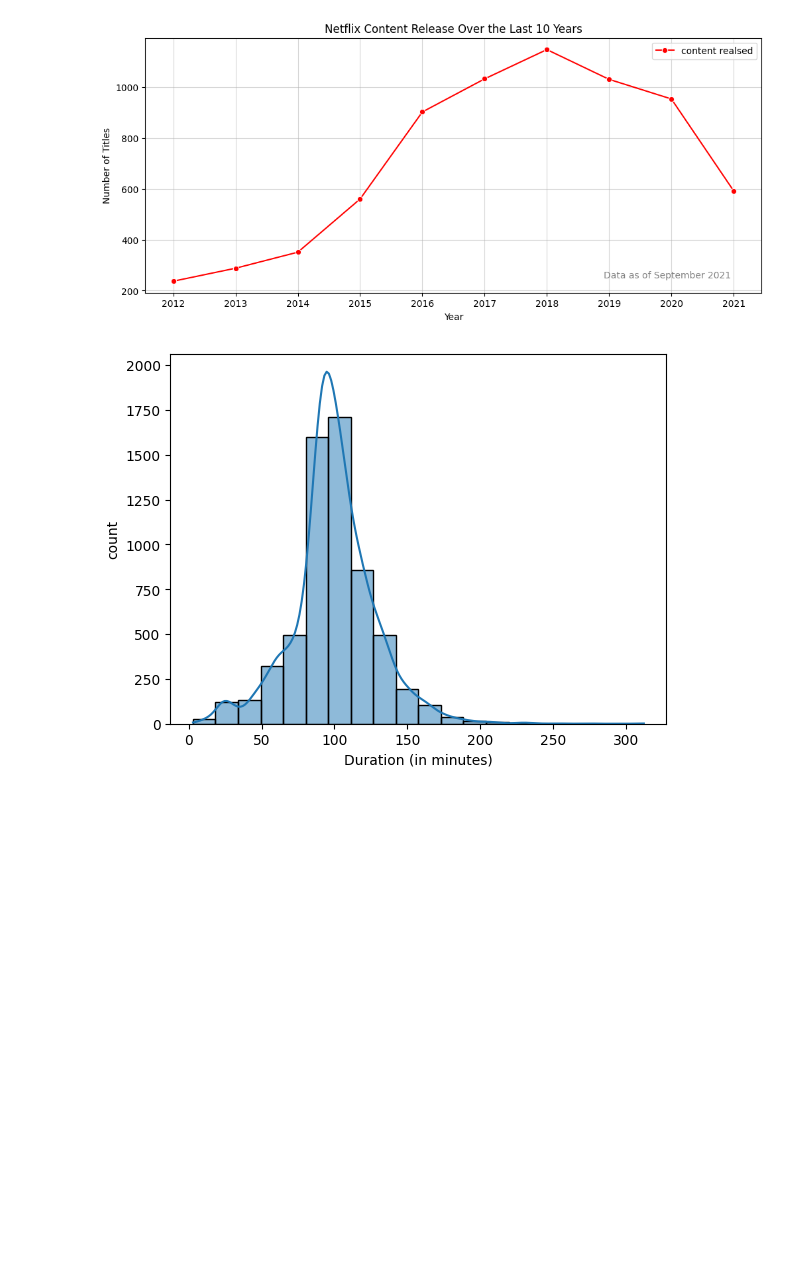
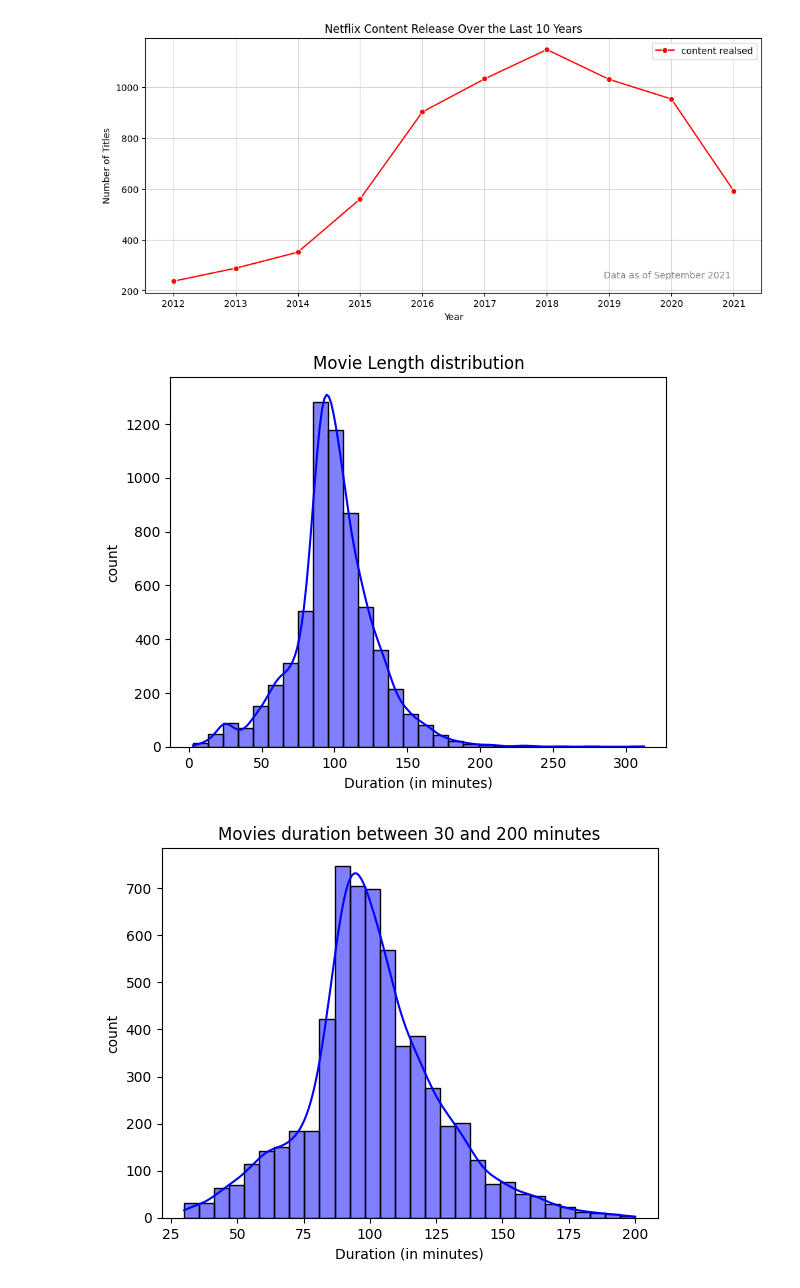
Before and after one commit to nikhilgusain/Netflix-ratings-analysis, a Jupyter notebook: analysis.ipynb, the cells around one changed output. Drawn from its saved outputs; the diff is of its cells as text; code cells hidden in the pictures; blank space fills up the shorter version.

Commit message:
added some more plots, finished basic eda

```diff
--- a/analysis.ipynb
+++ b/analysis.ipynb
@@ -18,8 +18,11 @@ import seaborn as sns
 # %%
 try:
     df = pd.read_csv("netflix_titles.csv")
-    print("Data Loaded successfully")
+    if df.empty:
+        raise ValueError("Loaded empty DataFrame")
+    else:
+        print("Data Loaded successfully")
 except FileNotFoundError:
     print("File 'netflix_titles.csv' not found")
 except Exception as e:
-    print(f"[ERROR] An unexpected error occurred: {temp(e).__name__}: {e}")
+    print(f"[ERROR] An unexpected error occurred: {type(e).__name__}: {e}")
@@ -56,7 +87,7 @@ dff = df.copy()
 # column wise cleaning
 
 # standardize capitalization
-df['temp'] = df['temp'].str.strip().str.title()
+df['type'] = df['type'].str.strip().str.title()
 
 # removing extra whitespace
 df['title'] = df['title'].str.strip()
@@ -113,7 +163,7 @@ df.head(2)
 # %%
 # row-wise sending row
 # creating colums 'duration_time' and 'duration_type'
-def extract_time(row):
+"""def extract_time(row):
     try:
         if pd.isna(row['duration']):
             return np.nan
@@ -132,4 +182,4 @@ def extract_duration(row):
         return np.nan
 
 df['duration_time'] = df.apply(extract_time, axis=1)
-df['duration_type'] = df.apply(extract_duration, axis=1)
+df['duration_type'] = df.apply(extract_duration, axis=1)"""
@@ -309,16 +375,35 @@ plot_content_releases(10)
 [figure]
 # %%
 # Movie length distribution
-df
 df_movies = df[df["type"] == 'Movie'].copy()
-df_movies['duration'] = df_movies['duration'].str.replace('min', '').astype(float)
+df_movies = df_movies[df_movies['duration_time'].notna()]
+
+# Make sure duration_time is float (if not already)
+df_movies['duration_time'] = df_movies['duration_time'].astype(float)
+
 
 # confirm duration to be float
 # df_movies.info()
+def all_movies():
 
-sns.histplot(df_movies['duration'], bins=20, kde=True, edgecolor='black')
-plt.xlabel("Duration (in minutes)")
-plt.ylabel('count')
-plt.show()
+    sns.histplot(df_movies['duration_time'], bins=30, kde=True, color='blue', edgecolor='black')
+    plt.xlabel("Duration (in minutes)")
+    plt.ylabel('count')
+    plt.title("Movie Length distribution")
+    plt.show()
+
+def movie_length_x_y(min_time=30, max_time=200):
+
+    filtered = df_movies[(df_movies['duration_time']>=min_time) & (df_movies['duration_time']<=max_time)]
+
+    sns.histplot(filtered['duration_time'], bins=30, kde=True, color='blue', edgecolor='black')
+
+    plt.title(f"Movies duration between {min_time} and {max_time} minutes")
+    plt.xlabel("Duration (in minutes)")
+    plt.ylabel('count')
+    plt.show()
+all_movies()
+movie_length_x_y(min_time=30,max_time=200)
 # %% [output]
-[figure, old version]
+[figure, new version]
+[figure, added]
```
Also changed, not shown: parts of 15 cells of this notebook.
